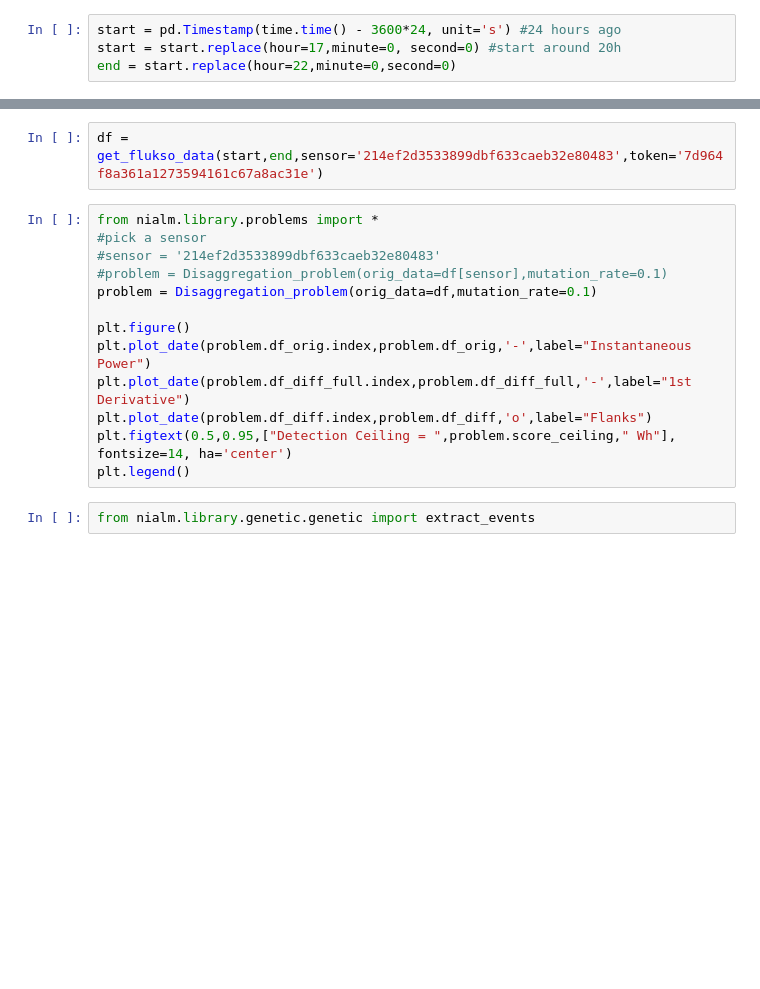
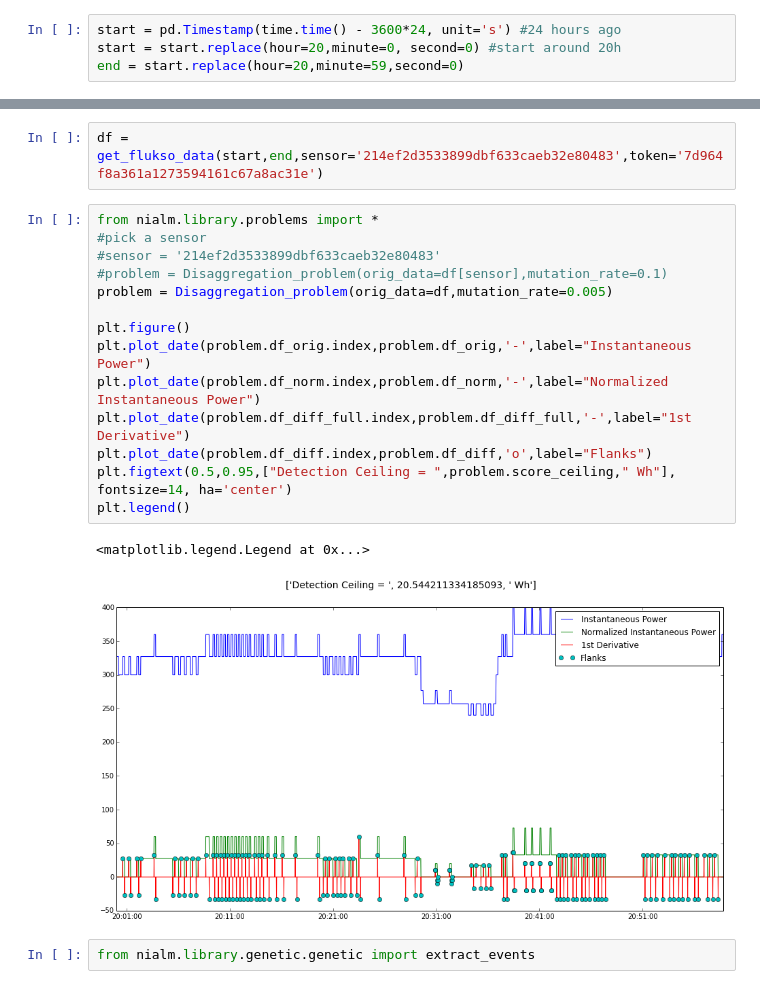
Before and after one commit to JrtPec/opengrid, a Jupyter notebook: nialm/scripts/Test_Genetic_Algorithm_for_block_detection.ipynb, the cells around one changed output, grey strips where cells are left out. Cells and saved outputs as stored; diff of their text form; blank space fills up the shorter version.

```diff
--- a/nialm/scripts/Test_Genetic_Algorithm_for_block_detection.ipynb
+++ b/nialm/scripts/Test_Genetic_Algorithm_for_block_detection.ipynb
@@ -10,8 +10,8 @@ script_dir = os.path.dirname(os.path.abspath(inspect.getfile(inspect.currentfram
 sys.path.append(os.path.join(script_dir, os.pardir, os.pardir))
 # %%
 start = pd.Timestamp(time.time() - 3600*24, unit='s') #24 hours ago
-start = start.replace(hour=17,minute=0, second=0) #start around 20h
-end = start.replace(hour=22,minute=0,second=0)
+start = start.replace(hour=20,minute=0, second=0) #start around 20h
+end = start.replace(hour=20,minute=59,second=0)
 # %%
 from nialm.library.get_data import get_flukso_data
 # %%
@@ -19,16 +19,20 @@ df = get_flukso_data(start,end,sensor='214ef2d3533899dbf633caeb32e80483',token='
 # %%
 from nialm.library.problems import *
 #pick a sensor
 #sensor = '214ef2d3533899dbf633caeb32e80483'
 #problem = Disaggregation_problem(orig_data=df[sensor],mutation_rate=0.1)
-problem = Disaggregation_problem(orig_data=df,mutation_rate=0.1)
+problem = Disaggregation_problem(orig_data=df,mutation_rate=0.005)
 
 plt.figure()
 plt.plot_date(problem.df_orig.index,problem.df_orig,'-',label="Instantaneous Power")
+plt.plot_date(problem.df_norm.index,problem.df_norm,'-',label="Normalized Instantaneous Power")
 plt.plot_date(problem.df_diff_full.index,problem.df_diff_full,'-',label="1st Derivative")
 plt.plot_date(problem.df_diff.index,problem.df_diff,'o',label="Flanks")
 plt.figtext(0.5,0.95,["Detection Ceiling = ",problem.score_ceiling," Wh"], fontsize=14, ha='center')
 plt.legend()
+# %% [output]
+<matplotlib.legend.Legend at 0x...>
+[figure, added]
 # %%
 from nialm.library.genetic.genetic import extract_events
 # %% [markdown]
```
Also changed, not shown: parts of 3 cells of this notebook, 22 other files.
